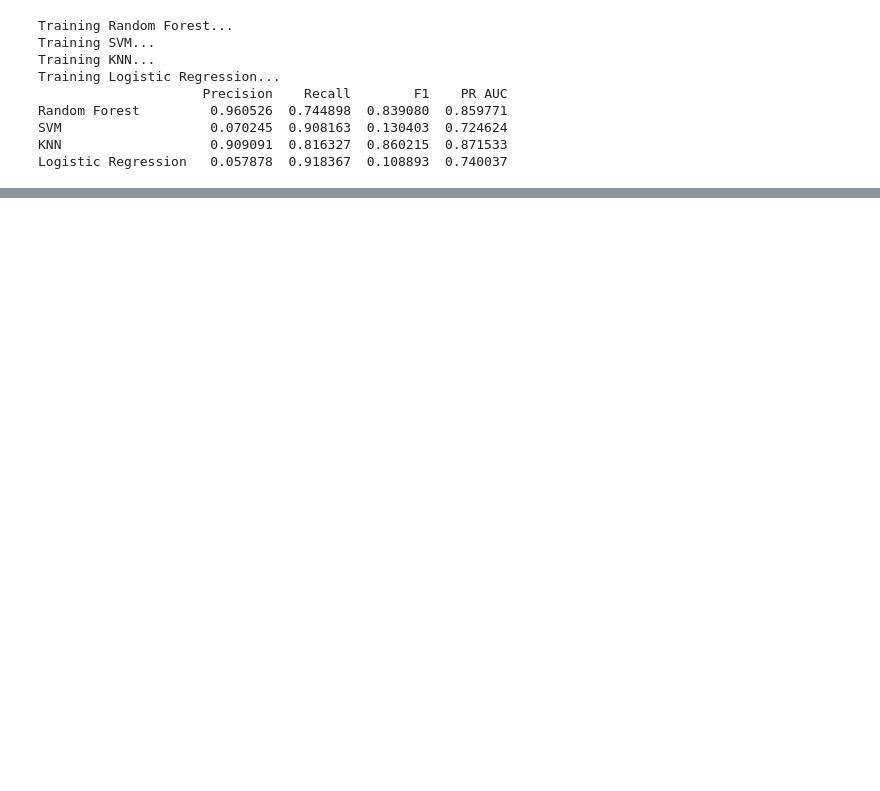
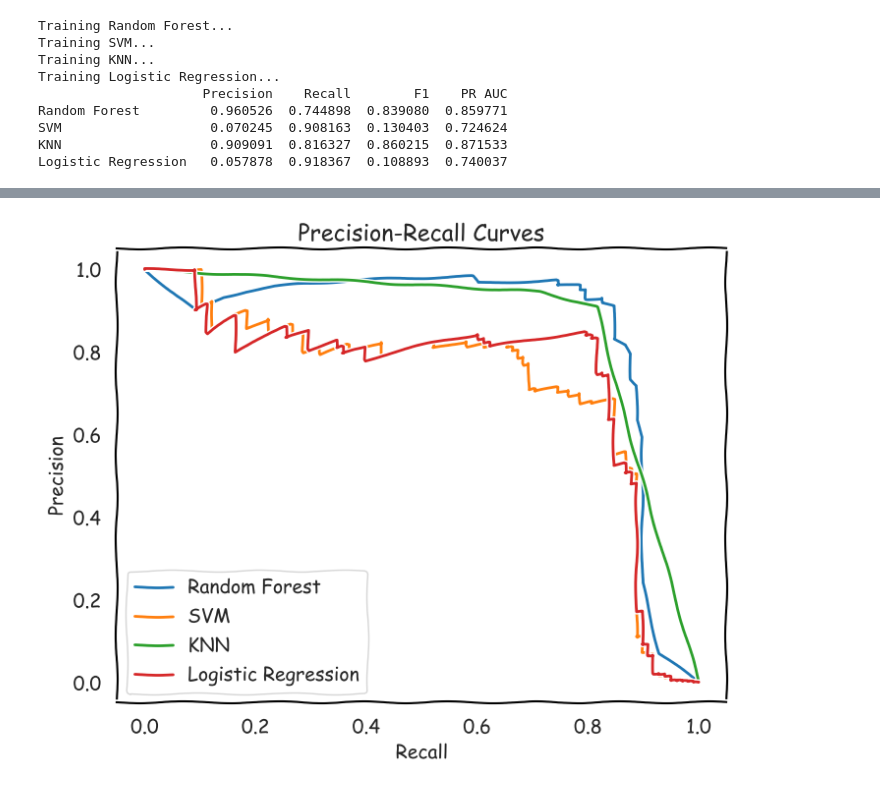
Before and after one commit to Thuvii/dataMining, a Jupyter notebook: project2/project2.ipynb, the cells around one changed output, grey strips where cells are left out. Cells and saved outputs as stored; diff of their text form; code cells hidden in the pictures; blank space fills up the shorter version.

```diff
--- a/project2/project2.ipynb
+++ b/project2/project2.ipynb
@@ -339,0 +272,16 @@ Logistic Regression   0.057878  0.918367  0.108893  0.740037
+# %%
+plt.figure(figsize=(8,6))
+
+for name, clf in classifiers.items():
+    y_scores = clf.decision_function(X_test) if hasattr(clf, "decision_function") else clf.predict_proba(X_test)[:,1]
+    precision, recall, _ = precision_recall_curve(y_test, y_scores)
+    plt.plot(recall, precision, label=f"{name}")
+
+plt.xlabel("Recall")
+plt.ylabel("Precision")
+plt.title("Precision-Recall Curves")
+plt.legend()
+plt.grid(True)
+plt.show()
+# %% [output]
+[figure, added]
```
Also changed, not shown: parts of 14 cells of this notebook, 1 other file.
